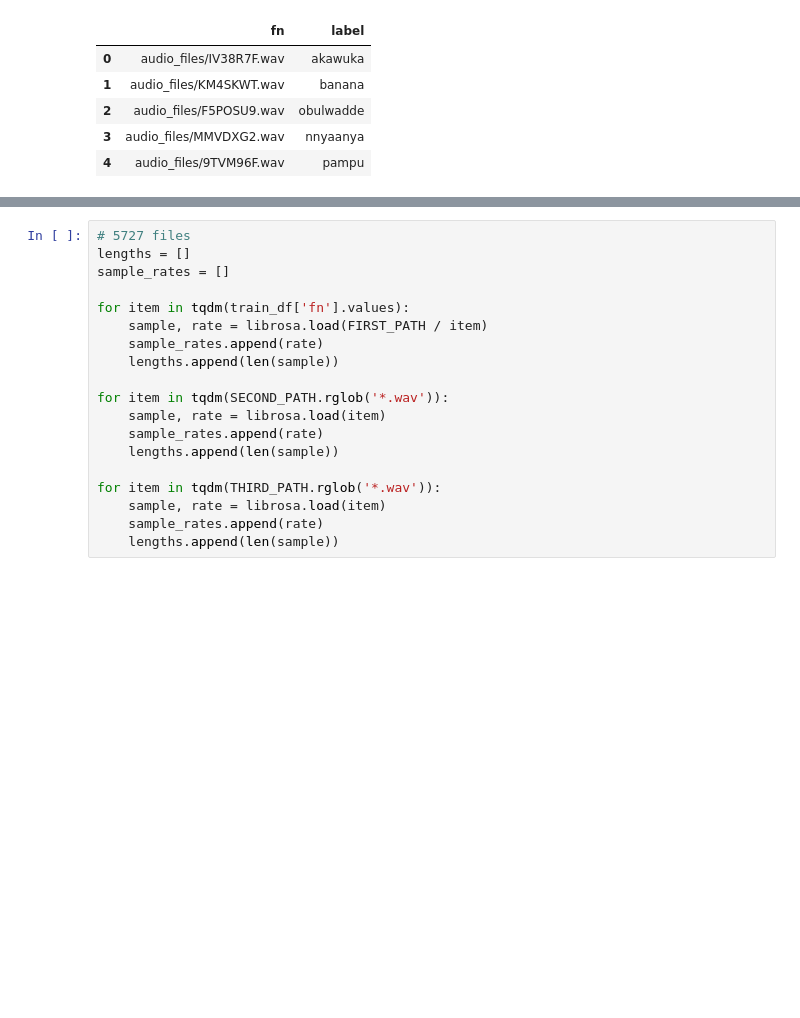
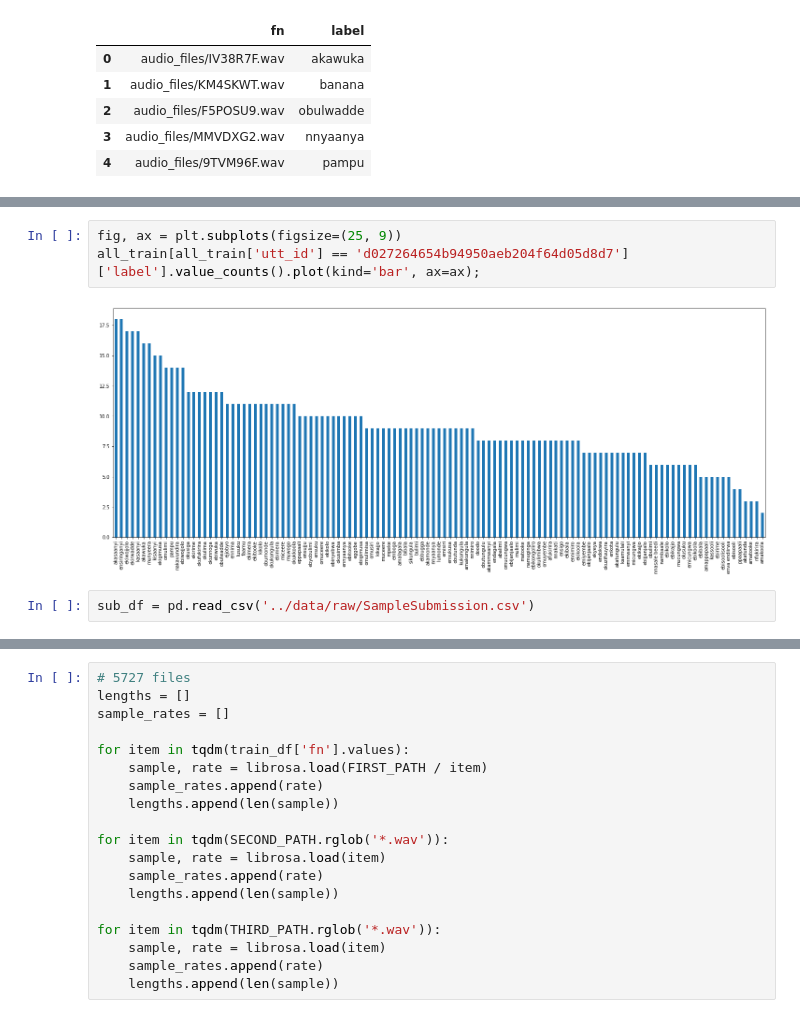
Before and after one commit to astromid/zindi-keyword-spotter, a Jupyter notebook: notebooks/EDA.ipynb, the cells around one changed output, grey strips where cells are left out. Cells and saved outputs as stored; diff of their text form; blank space fills up the shorter version.

```diff
--- a/notebooks/EDA.ipynb
+++ b/notebooks/EDA.ipynb
@@ -28,0 +143,7 @@ all_train.head()
+# %%
+fig, ax = plt.subplots(figsize=(25, 9))
+all_train[all_train['utt_id'] == 'd027264654b94950aeb204f64d05d8d7']['label'].value_counts().plot(kind='bar', ax=ax);
+# %% [output]
+[figure, added]
+# %%
+sub_df = pd.read_csv('../data/raw/SampleSubmission.csv')
```
Also changed, not shown: parts of 23 cells of this notebook, 5 other files.
